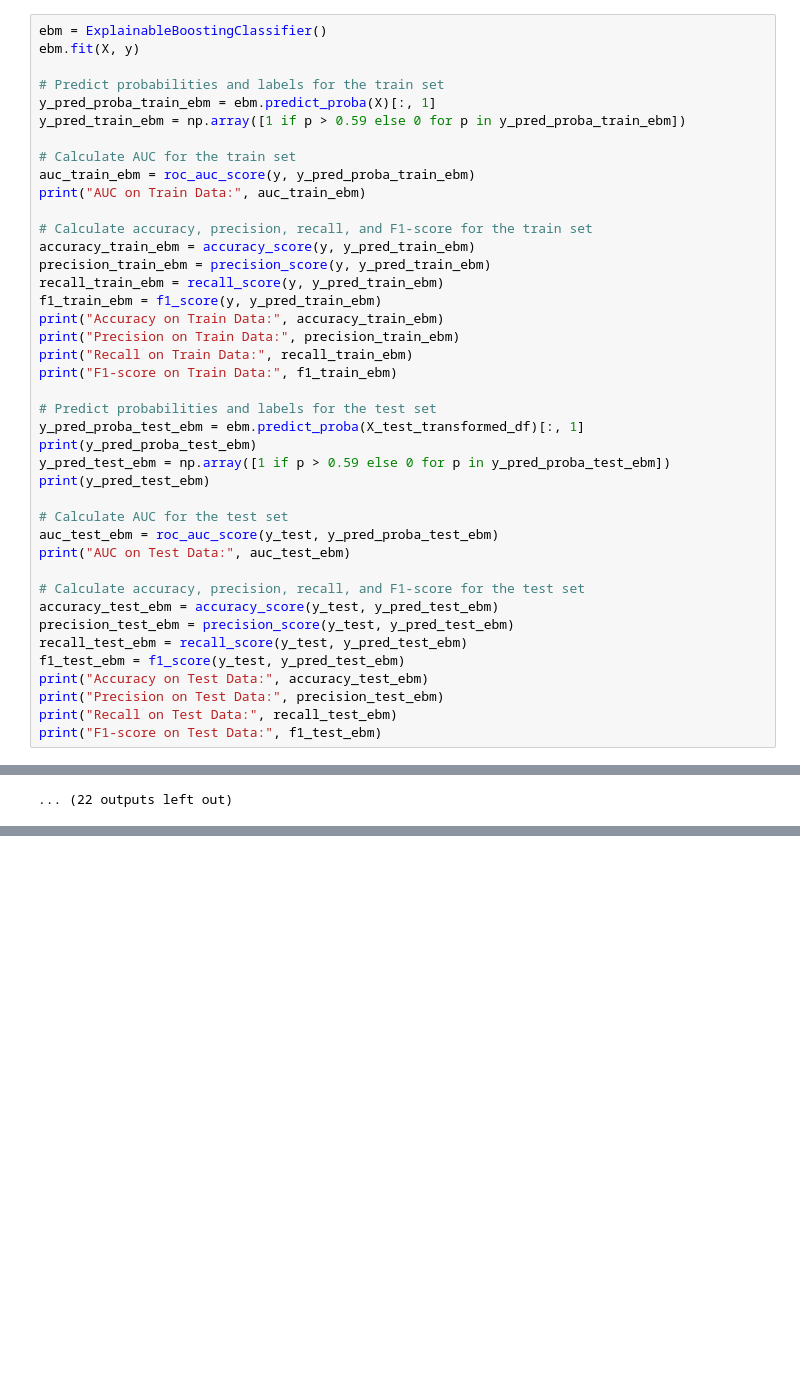
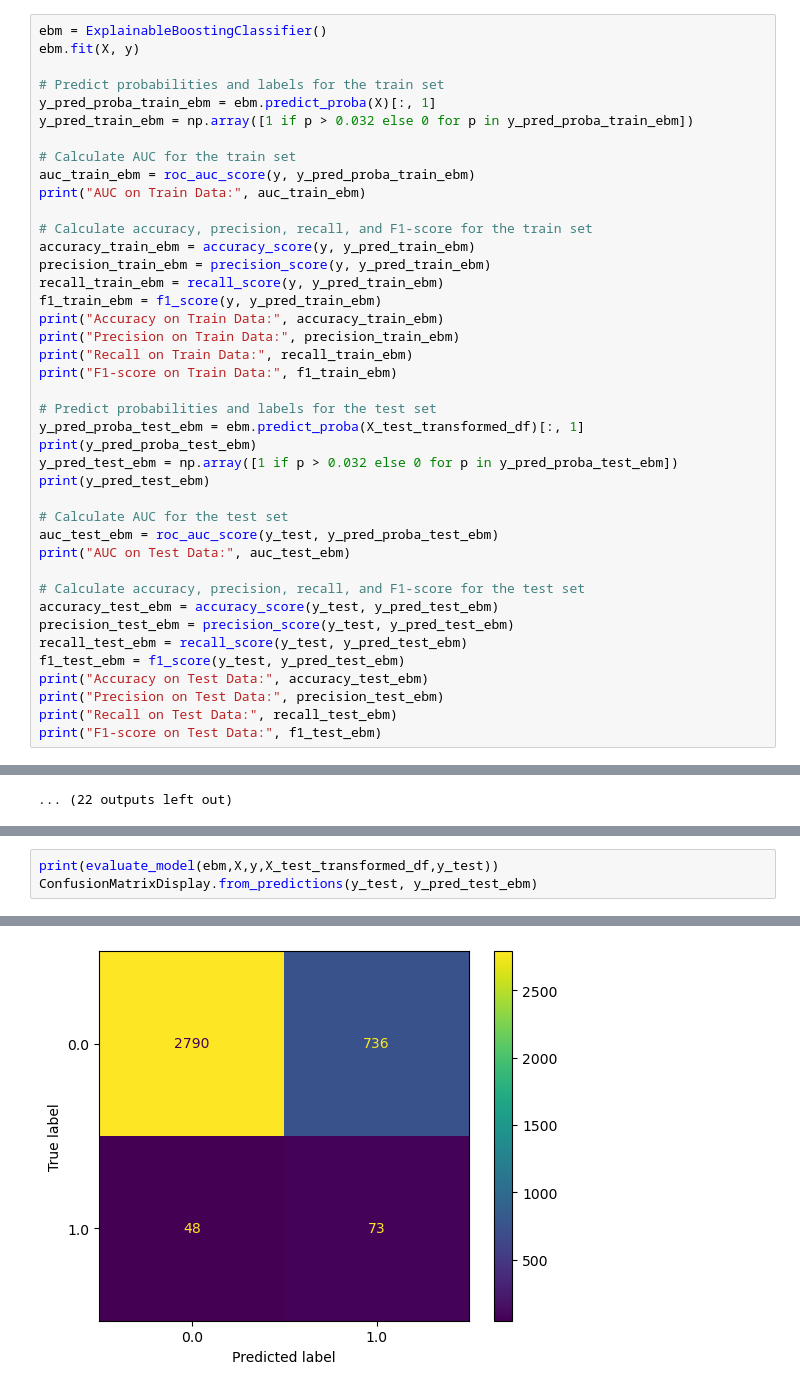
Before and after one commit to Sillem/ING-den, a Jupyter notebook: Task_1_2_code.ipynb, the cells around one changed output, grey strips where cells are left out. Drawn from its saved outputs; the diff is of its cells as text; blank space fills up the shorter version.

```diff
--- a/Task_1_2_code.ipynb
+++ b/Task_1_2_code.ipynb
@@ -205,7 +205,7 @@ ebm.fit(X, y)
 
 # Predict probabilities and labels for the train set
 y_pred_proba_train_ebm = ebm.predict_proba(X)[:, 1]
-y_pred_train_ebm = np.array([1 if p > 0.59 else 0 for p in y_pred_proba_train_ebm])
+y_pred_train_ebm = np.array([1 if p > 0.032 else 0 for p in y_pred_proba_train_ebm])
 
 # Calculate AUC for the train set
 auc_train_ebm = roc_auc_score(y, y_pred_proba_train_ebm)
@@ -224,7 +224,7 @@ print("F1-score on Train Data:", f1_train_ebm)
 # Predict probabilities and labels for the test set
 y_pred_proba_test_ebm = ebm.predict_proba(X_test_transformed_df)[:, 1]
 print(y_pred_proba_test_ebm)
-y_pred_test_ebm = np.array([1 if p > 0.59 else 0 for p in y_pred_proba_test_ebm])
+y_pred_test_ebm = np.array([1 if p > 0.032 else 0 for p in y_pred_proba_test_ebm])
 print(y_pred_test_ebm)
 
 # Calculate AUC for the test set
@@ -429,0 +413,4 @@ Evaluating model: XGBClassifier
+# %%
+print(evaluate_model(ebm,X,y,X_test_transformed_df,y_test))
+ConfusionMatrixDisplay.from_predictions(y_test, y_pred_test_ebm)
+# %% [output]
@@ -430 +426,2 @@ Evaluating model: XGBClassifier
+[figure, added]
 # %%
```
Also changed, not shown: parts of 12 cells of this notebook.
